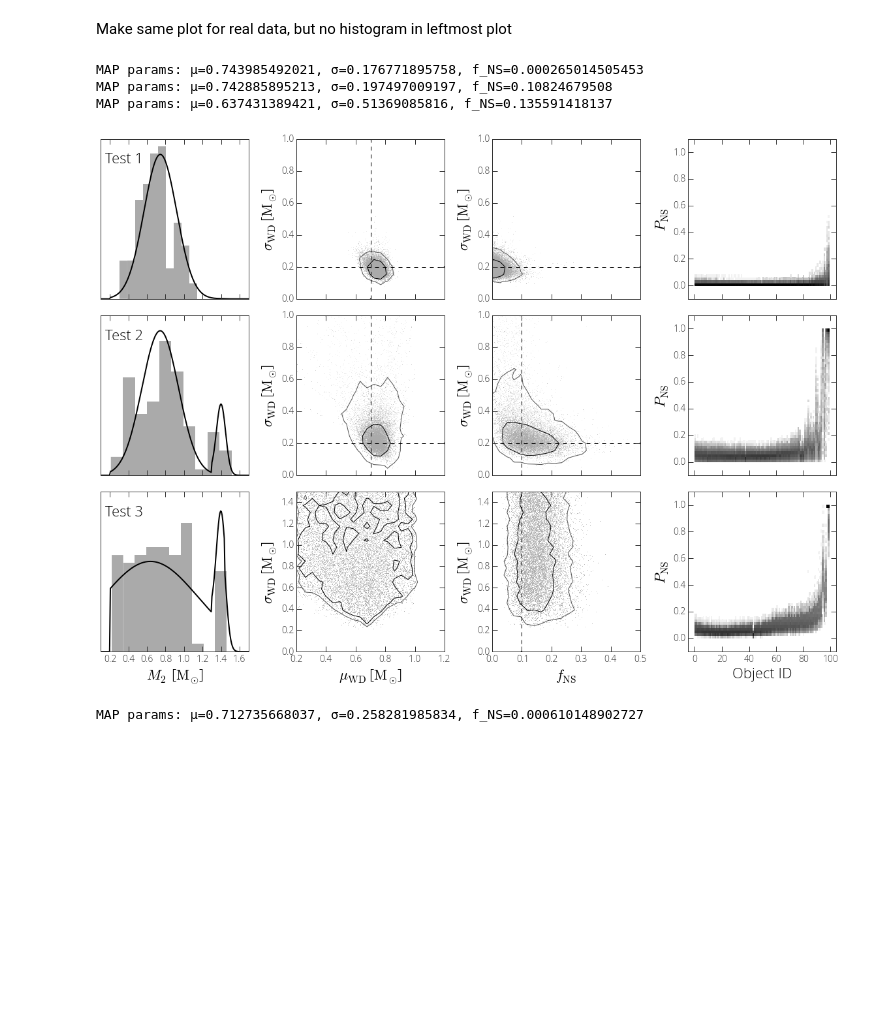
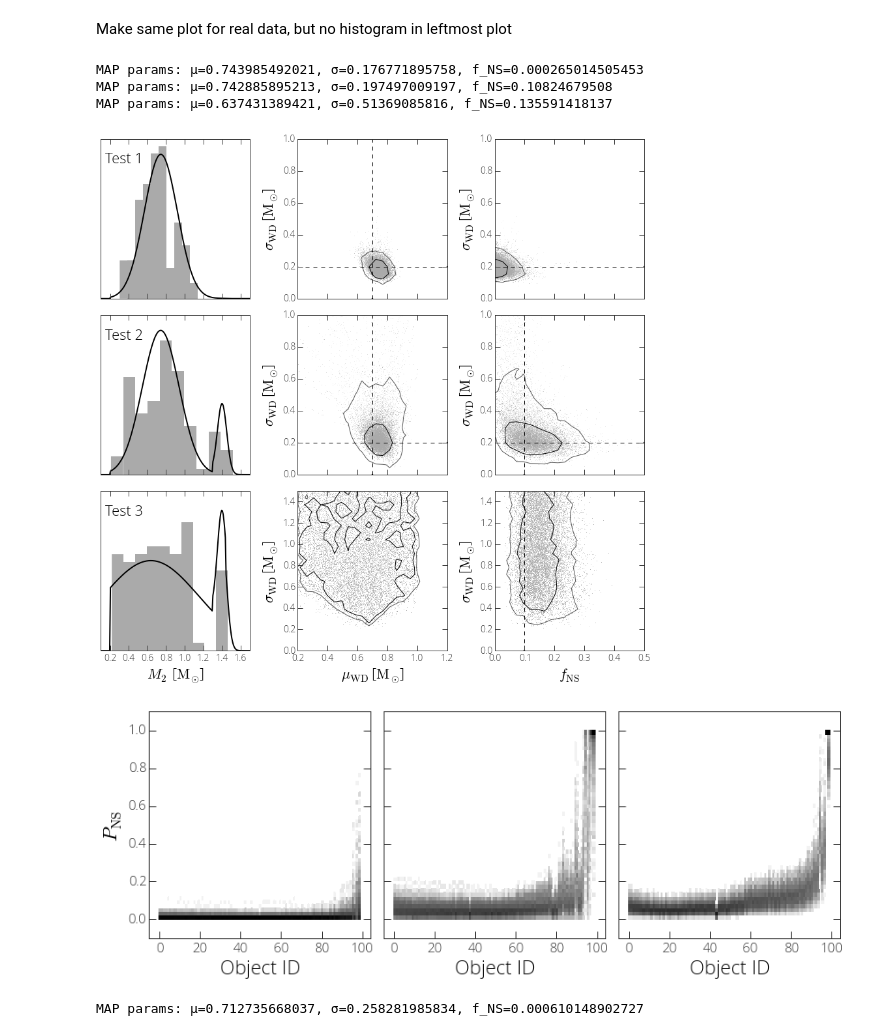
Before and after one commit to adrn/tilt-shift, a Jupyter notebook: notebooks/Paper figures.ipynb, the cells around one changed output. Cells and saved outputs as stored; diff of their text form; code cells hidden in the pictures; blank space fills up the shorter version.

Commit message:
make three by three

```diff
--- a/notebooks/Paper figures.ipynb
+++ b/notebooks/Paper figures.ipynb
@@ -608,8 +608,8 @@ def sigma_contour(x, y, bins=None, ax=None, levels=None, contourf=False, **conto
 
     return fig
 
-def four_panel(axes, data, sampler, plot_samples=False, mu_lim=(0.2,1.2), sigma_lim=(0.,1.),
-               pt_alpha=0.5, known_m2=np.ones(len(data))*np.nan):
+def three_panel(axes, data, sampler, plot_samples=False, mu_lim=(0.2,1.2), sigma_lim=(0.,1.),
+                pt_alpha=0.5, known_m2=np.ones(len(data))*np.nan):
     contour_bins = 27
 
     map_idx = sampler.flatlnprobability.argmax()
@@ -660,6 +660,12 @@ def four_panel(axes, data, sampler, plot_samples=False, mu_lim=(0.2,1.2), sigma_
     axes[2].set_ylim(*sigma_lim)
     axes[2].set_ylabel(r"$\sigma_{\rm WD}$ [${\rm M}_\odot$]")
 
+    for ax in axes:
+        plt.setp(ax.get_xticklabels(), fontsize=14)
+        plt.setp(ax.get_yticklabels(), fontsize=14)
+
+def fourth_panel(ax, data, sampler, plot_samples=False, mu_lim=(0.2,1.2), sigma_lim=(0.,1.),
+                 pt_alpha=0.5, known_m2=np.ones(len(data))*np.nan):
     # Fourth panel
     pNSes = []
     ids = np.arange(len(data['mf']))
@@ -673,55 +679,58 @@ def four_panel(axes, data, sampler, plot_samples=False, mu_lim=(0.2,1.2), sigma_
     bins = np.arange(len(data['mf']))
     ids = np.repeat(bins[np.newaxis], 512, axis=0)
     H,xedges,yedges = np.histogram2d(np.ravel(ids), np.ravel(pNSes), bins=(bins, np.linspace(0,1,50)))
-    axes[3].pcolormesh(xedges, yedges, H.T, cmap='Greys', norm=mpl.colors.LogNorm())
+    ax.pcolormesh(xedges, yedges, H.T, cmap='Greys', norm=mpl.colors.LogNorm())
 
     buff = int(len(data['mf'])*0.05)
-    axes[3].set_xlim(-buff,len(data['mf'])+buff-1)
-    axes[3].set_ylim(-0.1,1.1)
-    axes[3].set_ylabel(r'$P_{\rm NS}$')
-
-    for ax in axes:
-        plt.setp(ax.get_xticklabels(), fontsize=14)
-        plt.setp(ax.get_yticklabels(), fontsize=14)
+    ax.set_xlim(-buff,len(data['mf'])+buff-1)
+    ax.set_ylim(-0.1,1.1)
+#     ax.set_ylabel(r'$P_{\rm NS}$')
 # %%
-fig,all_axes = plt.subplots(3,4,figsize=(16,12),sharex='col')
+fig,all_axes = plt.subplots(3,3,figsize=(12,12),sharex='col')
+fig2,all_axes2 = plt.subplots(1,3,figsize=(12,4.5),sharey=True)
 for i,test_name in enumerate(test_data.keys()):
     axes = all_axes[i]
     data = test_data[test_name]
     sampler = samplers[test_name]
     pars = test_params[test_name]
 
     if i == 2:
-        four_panel(axes, data, sampler, sigma_lim=(0.,1.5))
+        three_panel(axes, data, sampler, sigma_lim=(0.,1.5))
     else:
-        four_panel(axes, data, sampler, pt_alpha=0.2)
+        three_panel(axes, data, sampler, pt_alpha=0.2)
 
     axes[0].hist(data['true_m2'], normed=True, color="#aaaaaa")
     # axes[2].axvline(pars['f_NS'], color='#31a354', linewidth=2.)
     axes[2].axvline(pars['f_NS'], color='k', linewidth=1., linestyle='--')
 
     ymin,ymax = axes[0].get_ylim()
     axes[0].text(0.15, ymax - 0.15*(ymax-ymin), "Test {}".format(i+1), fontsize=22, fontweight=200)
 
     if pars.has_key('mean_WD'):
         axes[1].axhline(pars['stddev_WD'], color='k', linewidth=1., linestyle='--')
         axes[1].axvline(pars['mean_WD'], color='k', linewidth=1., linestyle='--')
         axes[2].axhline(pars['stddev_WD'], color='k', linewidth=1., linestyle='--')
 
     if i == 2:
         axes[0].set_xlabel(r'$M_2$ [${\rm M}_\odot$]')
         axes[1].set_xlabel(r"$\mu_{\rm WD}$ [${\rm M}_\odot$]")
         axes[2].set_xlabel(r'$f_{\rm NS}$')
         # axes[3].set_xlabel(r'$m_f$ [${\rm M}_\odot$]')
-        axes[3].set_xlabel(r'Object ID')
+        # axes[3].set_xlabel(r'Object ID')
+
+    fourth_panel(all_axes2[i], data, sampler, pt_alpha=0.2)
+    all_axes2[i].set_xlabel(r'Object ID')
+all_axes2[0].set_ylabel(r'$P_{\rm NS}$')
 
 fig.tight_layout()
-fig.savefig("../documents/letter/many-panel.pdf")
+fig2.tight_layout()
+fig.savefig("../documents/letter/many-panel-1.pdf")
 # %% [output]
 MAP params: μ=0.743985492021, σ=0.176771895758, f_NS=0.000265014505453
 MAP params: μ=0.742885895213, σ=0.197497009197, f_NS=0.10824679508
 MAP params: μ=0.637431389421, σ=0.51369085816, f_NS=0.135591418137
-[figure, old version]
+[figure, new version]
+[figure, added]
 # %%
 fig,axes = plt.subplots(1,4,figsize=(16,4.5))
 
```
Also changed, not shown: parts of 1 cell of this notebook, 2 other files.
